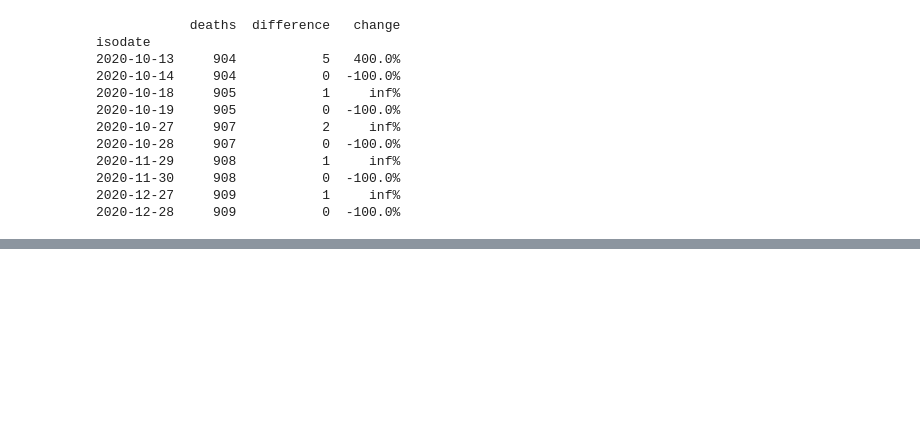
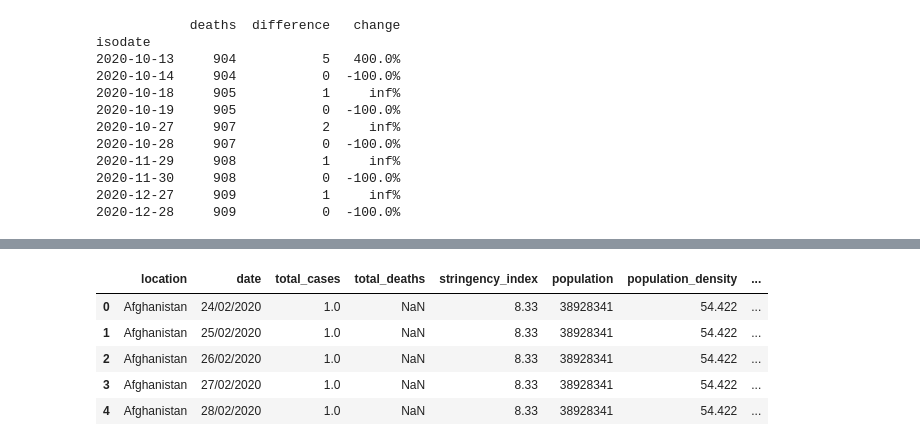
Before and after one commit to nooshink/ETL-Project, a Jupyter notebook: ETL.ipynb, the cells around one changed output, grey strips where cells are left out. Cells and saved outputs as stored; diff of their text form; code cells hidden in the pictures; blank space fills up the shorter version.

```diff
--- a/ETL.ipynb
+++ b/ETL.ipynb
@@ -161,0 +200,3 @@ FileNotFoundError: [Errno 2] No such file or directory: 'covid_data.xlsx'
+# %%
+df = df.drop(df.columns[[4, 5,6,7,8,9]], axis=1)
+df.head()
@@ -161,0 +211,3 @@ FileNotFoundError: [Errno 2] No such file or directory: 'covid_data.xlsx'
+# %%
+df = df.drop(df.columns[[4, 5,6,7,8,9]], axis=1)
+df.head()
@@ -161,0 +222,3 @@ FileNotFoundError: [Errno 2] No such file or directory: 'covid_data.xlsx'
+# %%
+df = df.drop(df.columns[[4, 5,6,7,8,9]], axis=1)
+df.head()
@@ -161,0 +233,3 @@ FileNotFoundError: [Errno 2] No such file or directory: 'covid_data.xlsx'
+# %%
+df = df.drop(df.columns[[4, 5,6,7,8,9]], axis=1)
+df.head()
@@ -161,0 +243,10 @@ FileNotFoundError: [Errno 2] No such file or directory: 'covid_data.xlsx'
+# %%
+df = df.drop(df.columns[[4, 5,6,]], axis=1)
+df.head()
+# %% [output]
+|  | location | date | total_cases | total_deaths | stringency_index | population | population_density | ... |
+| 0 | Afghanistan | 24/02/2020 | 1.0 | NaN | 8.33 | 38928341 | 54.422 | ... |
+| 1 | Afghanistan | 25/02/2020 | 1.0 | NaN | 8.33 | 38928341 | 54.422 | ... |
+| 2 | Afghanistan | 26/02/2020 | 1.0 | NaN | 8.33 | 38928341 | 54.422 | ... |
+| 3 | Afghanistan | 27/02/2020 | 1.0 | NaN | 8.33 | 38928341 | 54.422 | ... |
+| 4 | Afghanistan | 28/02/2020 | 1.0 | NaN | 8.33 | 38928341 | 54.422 | ... |
```
Also changed, not shown: parts of 12 cells of this notebook, 2 other files.
